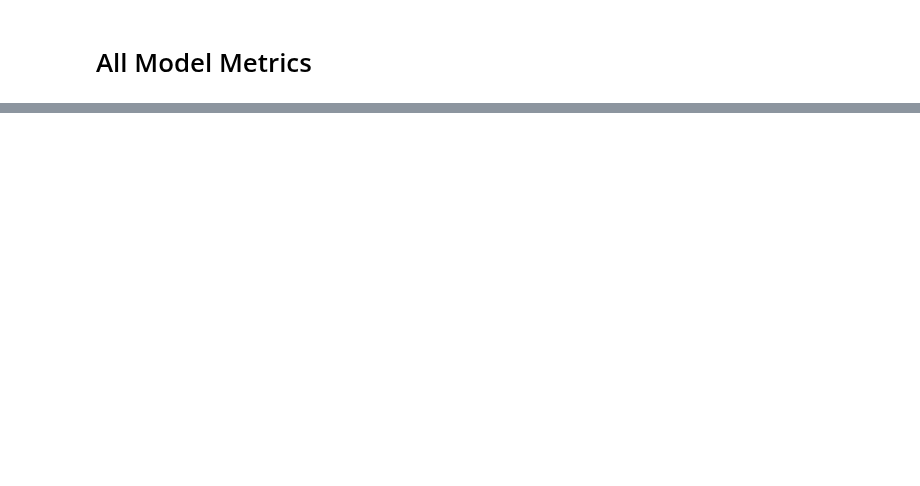
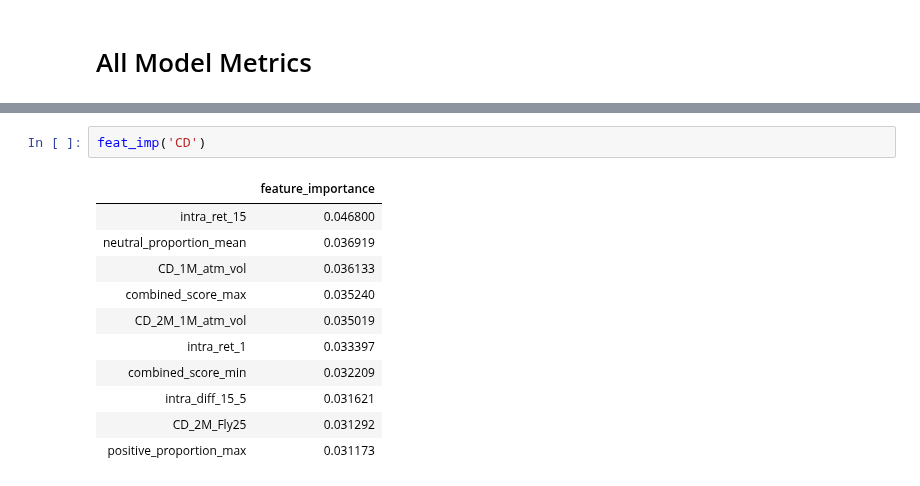
Before and after one commit to QuantCS109/TrumpTweets, a Jupyter notebook: notebooks_modelling/model_evaluation.ipynb, the cells around one changed output, grey strips where cells are left out. Cells and saved outputs as stored; diff of their text form; blank space fills up the shorter version.

```diff
--- a/notebooks_modelling/model_evaluation.ipynb
+++ b/notebooks_modelling/model_evaluation.ipynb
@@ -504,0 +509,14 @@ model_builder.accuracies_all
+# %%
+feat_imp('CD')
+# %% [output]
+|  | feature_importance |
+| intra_ret_15 | 0.046800 |
+| neutral_proportion_mean | 0.036919 |
+| CD_1M_atm_vol | 0.036133 |
+| combined_score_max | 0.035240 |
+| CD_2M_1M_atm_vol | 0.035019 |
+| intra_ret_1 | 0.033397 |
+| combined_score_min | 0.032209 |
+| intra_diff_15_5 | 0.031621 |
+| CD_2M_Fly25 | 0.031292 |
+| positive_proportion_max | 0.031173 |
```
Also changed, not shown: parts of 21 cells of this notebook, 2 other files.
